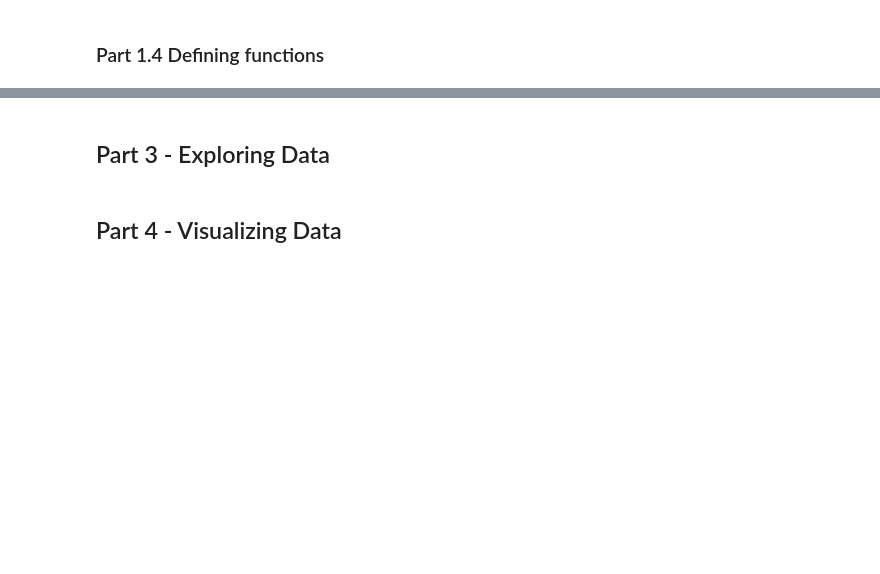
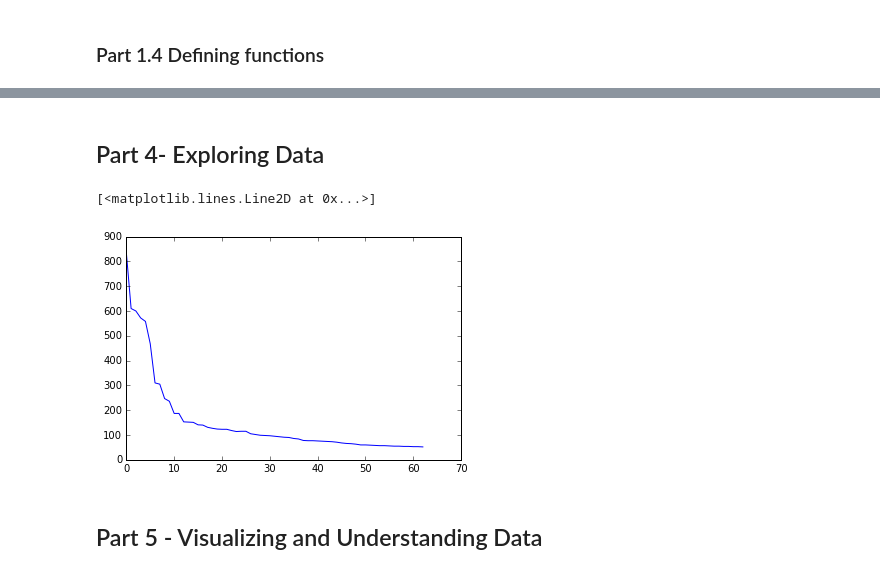
Before and after one commit to diaorch/gwcDemo, a Jupyter notebook: python/20170606.ipynb, the cells around one changed output, grey strips where cells are left out. Cells and saved outputs as stored; diff of their text form; code cells hidden in the pictures; blank space fills up the shorter version.

```diff
--- a/python/20170606.ipynb
+++ b/python/20170606.ipynb
@@ -53,0 +56,7 @@ day['Wed']
+# %%
+f = open("20170606_movie.tsv")
+lines = f.readlines()
+f.close()
+# %%
+lineCount = len(lines)
+lineCount
@@ -53,0 +65,17 @@ day['Wed']
+# %%
+dead = [None]*lineCount
+movie = [None]*lineCount
+year = [None]*lineCount
+imdb = [None]*lineCount
+length = [None]*lineCount
+actor_year = [None]*lineCount
+
+for i in range(0, lineCount, 1):
+    infoDetail = lines[i].rstrip().split('\t')
+    print(infoDetail)
+    dead[i] = int(infoDetail[0])
+    movie[i] = infoDetail[1]
+    year[i] = int(infoDetail[2])
+    imdb[i] = float(infoDetail[3])
+    length[i] = int(infoDetail[4])
+    actor_year[i] = int(infoDetail[5])
@@ -54,2 +100,2 @@ day['Wed']
 # %% [markdown]
-## Part 3 - Exploring Data
+## Part 4- Exploring Data
@@ -56,2 +105,7 @@ day['Wed']
+# %%
+plt.plot(dead)
+# %% [output]
+[<matplotlib.lines.Line2D at 0x...>]
+[figure, added]
 # %% [markdown]
-## Part 4 - Visualizing Data
+## Part 5 - Visualizing and Understanding Data
```
Also changed, not shown: parts of 7 cells of this notebook, 1 other file.
